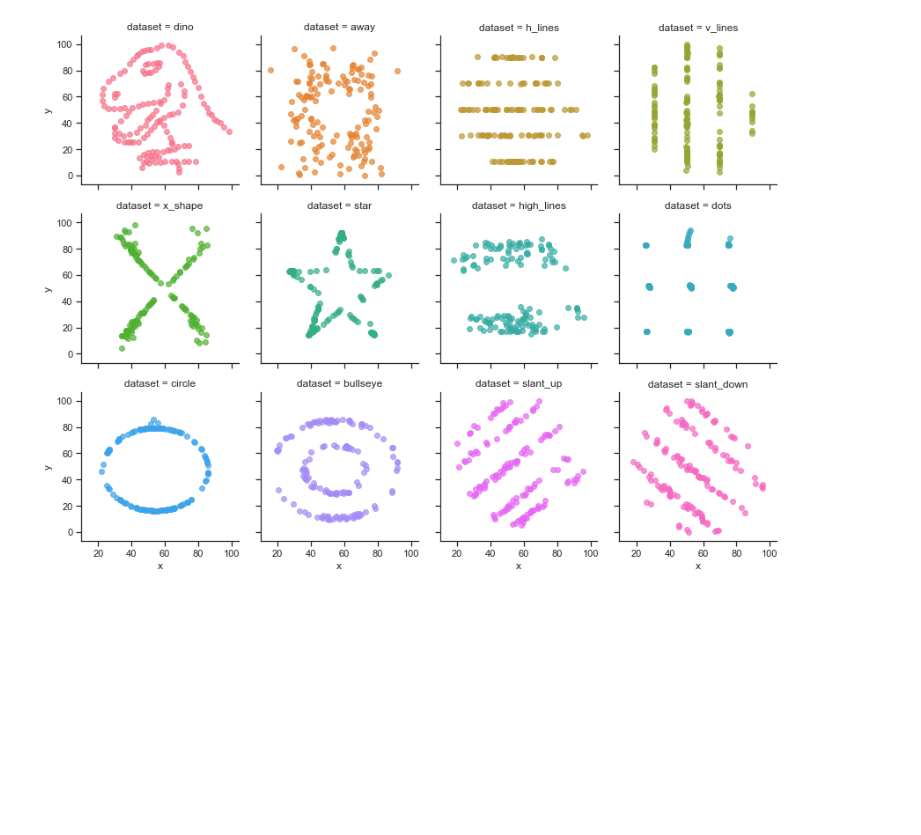
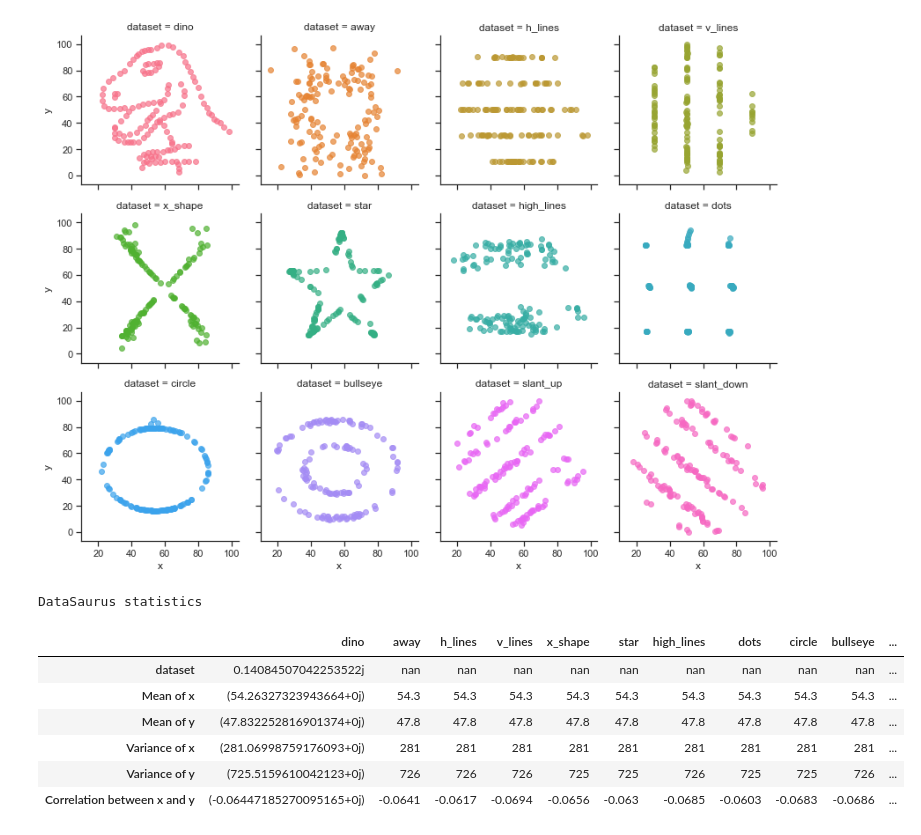
Before and after one commit to manlio99/Materia-de-aprendizaje, a Jupyter notebook: code/1_Anscombe/anscombe.ipynb, the cells around one changed output. Cells and saved outputs as stored; diff of their text form; code cells hidden in the pictures; blank space fills up the shorter version.

Commit message:
added dino to notebook

```diff
--- a/code/1_Anscombe/anscombe.ipynb
+++ b/code/1_Anscombe/anscombe.ipynb
@@ -90,18 +90,18 @@ from sklearn.linear_model import LinearRegression
 # Fit the data. Notice
 reg_of_xy = {q: LinearRegression().fit(anscome_df[anscome_df['dataset'] == q]['x'].values.reshape(-1, 1),
                                        anscome_df[anscome_df['dataset'] == q]['y'].values.reshape(-1, 1))
-                                       for q in dataset_labels}
+                                       for q in anscome_dataset_labels}
 
 # Compute the coefficient of determination R^2 of the prediction
 coef_of_xy = {q: reg_of_xy[q].score(anscome_df[anscome_df['dataset'] == q]['x'].values.reshape(-1, 1),
                                     anscome_df[anscome_df['dataset'] == q]['y'].values.reshape(-1, 1))
-                                    for q in dataset_labels}
+                                    for q in anscome_dataset_labels}
 # %%
 # Get and show coeficients of linear fits
-linear = {q: reg_of_xy[q].coef_      for q in dataset_labels}
-const  = {q: reg_of_xy[q].intercept_ for q in dataset_labels}
+linear = {q: reg_of_xy[q].coef_      for q in anscome_dataset_labels}
+const  = {q: reg_of_xy[q].intercept_ for q in anscome_dataset_labels}
 print("Linear fits for each dataset")
-for q in dataset_labels:
+for q in anscome_dataset_labels:
     print('y={:.3}x+{:.3} / R2={:.3} : {}'.format(linear[q].flatten()[0],const[q].flatten()[0],coef_of_xy[q],q))
 # %% [output]
 Linear fits for each dataset
@@ -144,3 +144,29 @@ g.map(plt.scatter, "x", "y", alpha=.7)                                     # ren
 # %% [output]
 <seaborn.axisgrid.FacetGrid at 0x...>
 [figure]
+# %%
+dataset_datasaurus_labels = datasaurus_df['dataset'].unique() # labels for each dataset
+
+# First, compute mean
+datasaurus_mean_of_xy = {q: datasaurus_df[datasaurus_df['dataset'] == q].mean() for q in dataset_datasaurus_labels}
+
+# Second, compute variances
+datasaurus_var_of_xy  = {q: datasaurus_df[datasaurus_df['dataset'] == q].var() for q in dataset_datasaurus_labels}
+
+# Third, compute correlation between x and y
+datasaurus_corr_of_xy = {q: datasaurus_df[datasaurus_df['dataset'] == q]['x'].corr(datasaurus_df[datasaurus_df['dataset'] == q]['y']) for q in dataset_datasaurus_labels}
+# %%
+# Show statistics
+pd.concat([pd.DataFrame.from_dict(datasaurus_mean_of_xy).rename({"x": "Mean of x", "y": "Mean of y"}),
+           pd.DataFrame.from_dict(datasaurus_var_of_xy).rename({"x": "Variance of x", "y": "Variance of y"}),
+           pd.DataFrame({k: [v] for k, v in datasaurus_corr_of_xy.items()}).rename({0: "Correlation between x and y"})])\
+          .style.set_precision(3).set_caption("DataSaurus statistics")
+# %% [output]
+DataSaurus statistics
+|  | dino | away | h_lines | v_lines | x_shape | star | high_lines | dots | circle | bullseye | ... |
+| dataset | 0.14084507042253522j | nan | nan | nan | nan | nan | nan | nan | nan | nan | ... |
+| Mean of x | (54.26327323943664+0j) | 54.3 | 54.3 | 54.3 | 54.3 | 54.3 | 54.3 | 54.3 | 54.3 | 54.3 | ... |
+| Mean of y | (47.832252816901374+0j) | 47.8 | 47.8 | 47.8 | 47.8 | 47.8 | 47.8 | 47.8 | 47.8 | 47.8 | ... |
+| Variance of x | (281.06998759176093+0j) | 281 | 281 | 281 | 281 | 281 | 281 | 281 | 281 | 281 | ... |
+| Variance of y | (725.5159610042123+0j) | 726 | 726 | 726 | 725 | 725 | 726 | 725 | 725 | 726 | ... |
+| Correlation between x and y | (-0.06447185270095165+0j) | -0.0641 | -0.0617 | -0.0694 | -0.0656 | -0.063 | -0.0685 | -0.0603 | -0.0683 | -0.0686 | ... |
```
Also changed, not shown: parts of 2 cells of this notebook.
